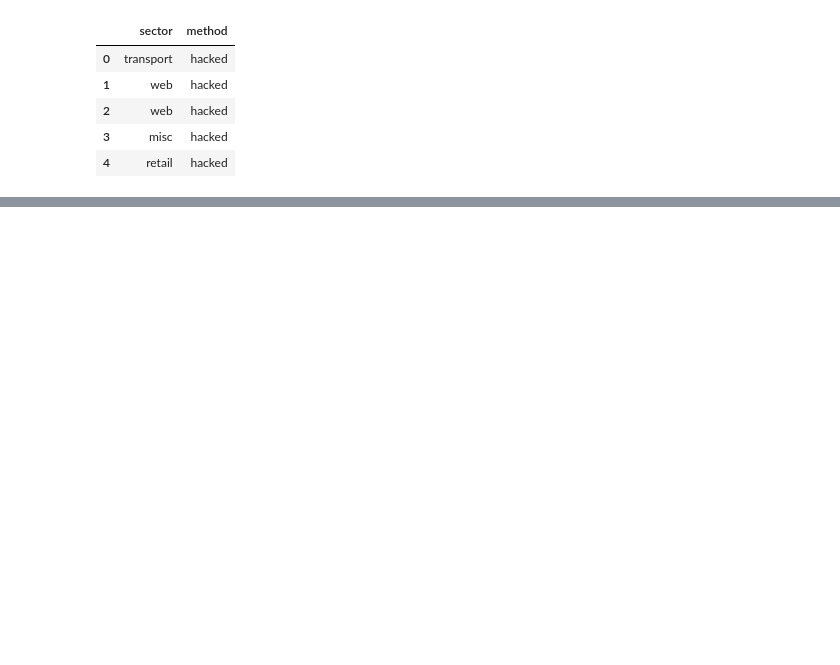
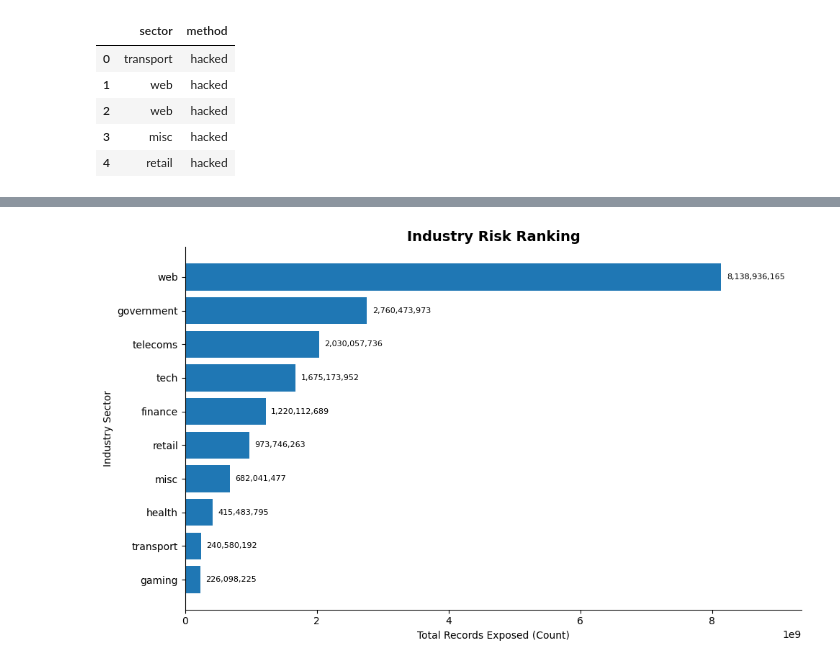
Before and after one commit to rawalnidhi/Global-Data-Breach-Analysis, a Jupyter notebook: notebooks/Global_Data_Breach_Analysis.ipynb, the cells around one changed output, grey strips where cells are left out. Saved outputs shown, nothing was run; the diff lists cells and outputs as text; code cells hidden in the pictures; blank space fills up the shorter version.

```diff
--- a/notebooks/Global_Data_Breach_Analysis.ipynb
+++ b/notebooks/Global_Data_Breach_Analysis.ipynb
@@ -132,0 +339,56 @@ df[['sector','method']].head()
+# %%
+sector_risk = (
+    df.groupby('sector')
+      .agg(
+          total_records_lost=('records lost','sum')
+      )
+      .sort_values(
+          by='total_records_lost',
+          ascending=False
+      )
+      .head(10)
+)
+
+fig, ax = plt.subplots(figsize=(10,6))
+
+bars = ax.barh(
+    sector_risk.index[::-1],
+    sector_risk['total_records_lost'][::-1]
+)
+
+ax.set_title(
+    'Industry Risk Ranking',
+    fontsize=14,
+    fontweight='bold'
+)
+
+ax.set_xlabel('Total Records Exposed (Count)')
+ax.set_ylabel('Industry Sector')
+
+ax.set_xlim(
+    0,
+    sector_risk['total_records_lost'].max()*1.15
+)
+
+for bar in bars:
+
+    width = bar.get_width()
+
+    ax.text(
+        width + (sector_risk['total_records_lost'].max()*0.01),
+        bar.get_y() + bar.get_height()/2,
+        f'{width:,.0f}',
+        va='center',
+        fontsize=8
+    )
+
+ax.grid(False)
+
+ax.spines['top'].set_visible(False)
+ax.spines['right'].set_visible(False)
+
+fig.tight_layout()
+
+plt.show()
+# %% [output]
+[figure, added]
```
Also changed, not shown: parts of 24 cells of this notebook.
